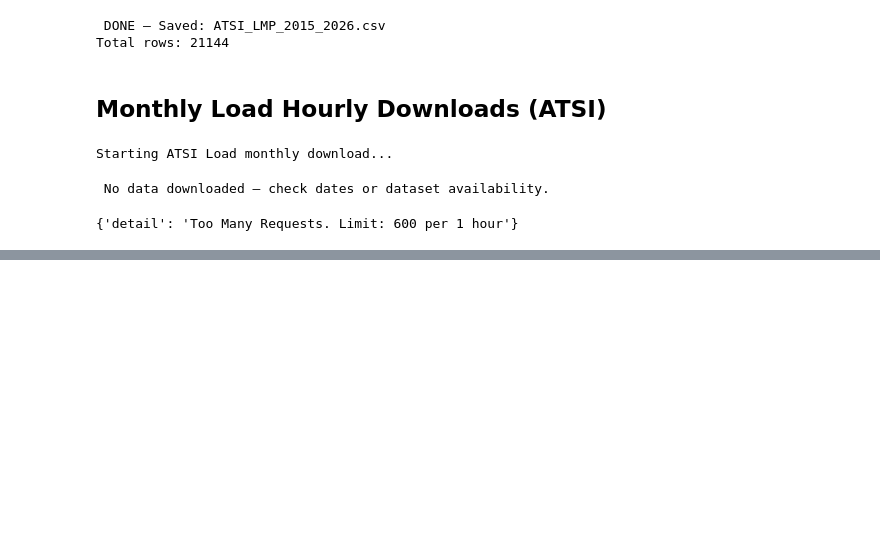
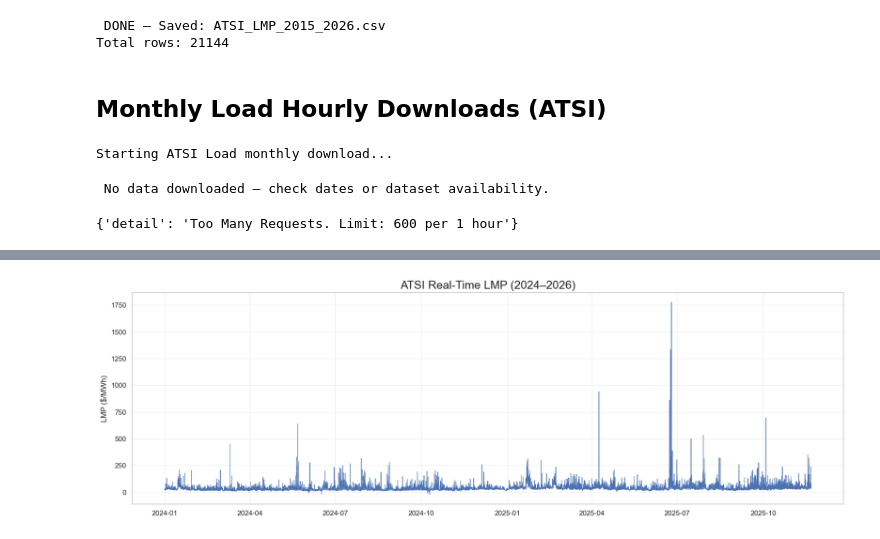
Before and after one commit to Aaron-Padilla/SolarCoders-MITPolicyHackathon25, a Jupyter notebook: Notebook1_Nima.ipynb, the cells around one changed output, grey strips where cells are left out. Saved outputs shown, nothing was run; the diff lists cells and outputs as text; code cells hidden in the pictures; blank space fills up the shorter version.

Commit message:
LMP timeseries Plots

```diff
--- a/Notebook1_Nima.ipynb
+++ b/Notebook1_Nima.ipynb
@@ -472,0 +475,3 @@ resp.json()
+# %%
+df_lmp = pd.read_csv("datasets/ATSI_LMP_2024_2026.csv")
+df_lmp.head()
@@ -472,0 +485,18 @@ resp.json()
+# %%
+#Clean & Prepare
+df_lmp['interval_start_utc'] = pd.to_datetime(df_lmp['interval_start_utc'], utc=True)
+df_lmp = df_lmp.sort_values('interval_start_utc')
+
+df_lmp['hour'] = df_lmp['interval_start_utc'].dt.hour
+df_lmp['month'] = df_lmp['interval_start_utc'].dt.month_name()
+df_lmp['year'] = df_lmp['interval_start_utc'].dt.year
+# %%
+#Full time series plot(2024-2026)
+plt.figure(figsize=(20,6))
+plt.plot(df_lmp['interval_start_utc'], df_lmp['lmp'], linewidth=0.7)
+plt.title("ATSI Real-Time LMP (2024–2026)", fontsize=18)
+plt.ylabel("LMP ($/MWh)")
+plt.grid(alpha=0.3)
+plt.show()
+# %% [output]
+[figure, added]
```
Also changed, not shown: parts of 6 cells of this notebook.
